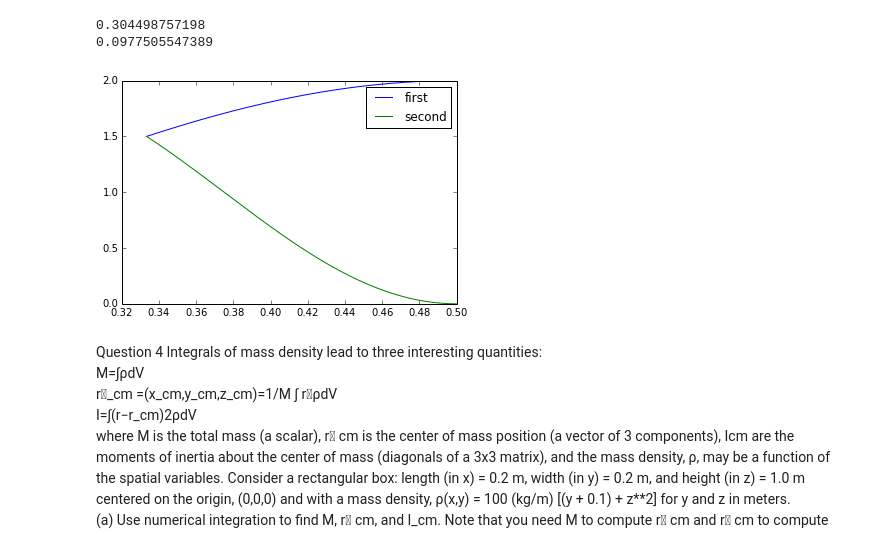
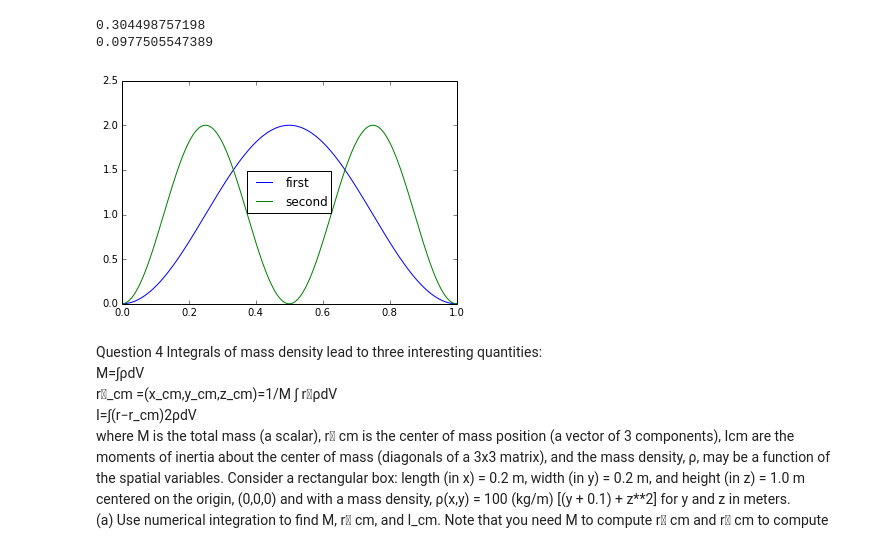
Before and after one commit to cspearso/PHYS202-S14, a Jupyter notebook: SciPy/IntegrationExercises.ipynb, the cells around one changed output. Saved outputs shown, nothing was run; the diff lists cells and outputs as text; code cells hidden in the pictures.

```diff
--- a/SciPy/IntegrationExercises.ipynb
+++ b/SciPy/IntegrationExercises.ipynb
@@ -115,12 +115,15 @@ print integrate.trapz(y2,x)
 0.0977505547389
 # %%
 #b
+x = arange(0.,1.001, .001)
+y = abs((np.sqrt(2)*np.sin(np.pi*x)))**2
+y2 = abs((np.sqrt(2)*np.sin(2*np.pi*x)))**2
 plt.plot(x,y, label='first')
 plt.plot(x,y2, label='second')
 plt.legend(loc='best')
 plt.show()
 # %% [output]
-[figure, old version]
+[figure, new version]
 # %% [markdown]
 Question 4
 Integrals of mass density lead to three interesting quantities:
```
Also changed, not shown: parts of 5 cells of this notebook.
